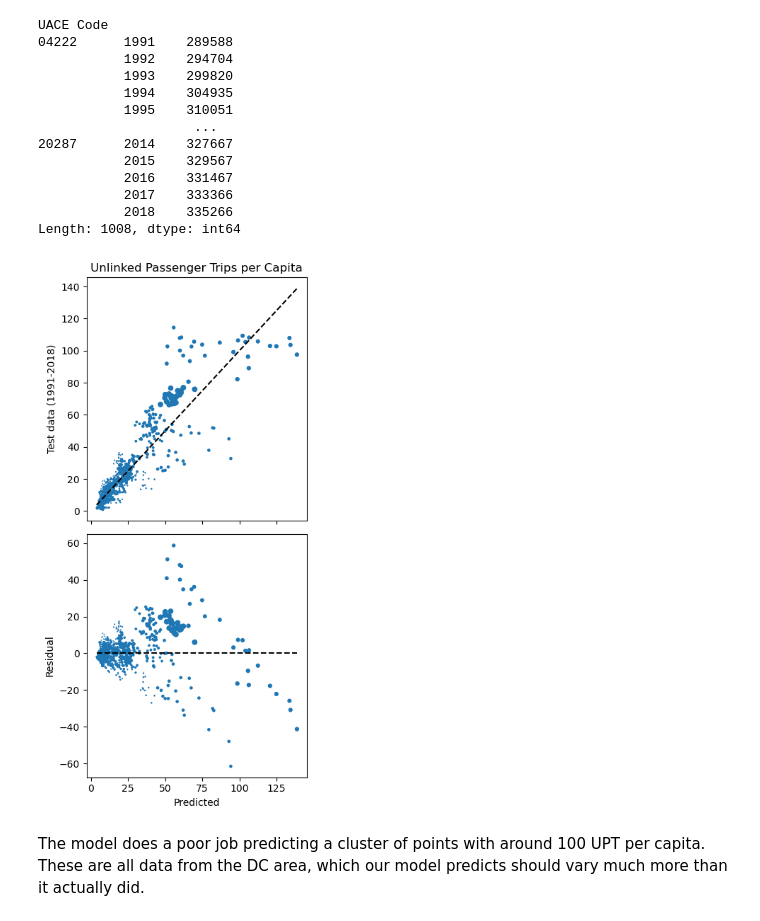
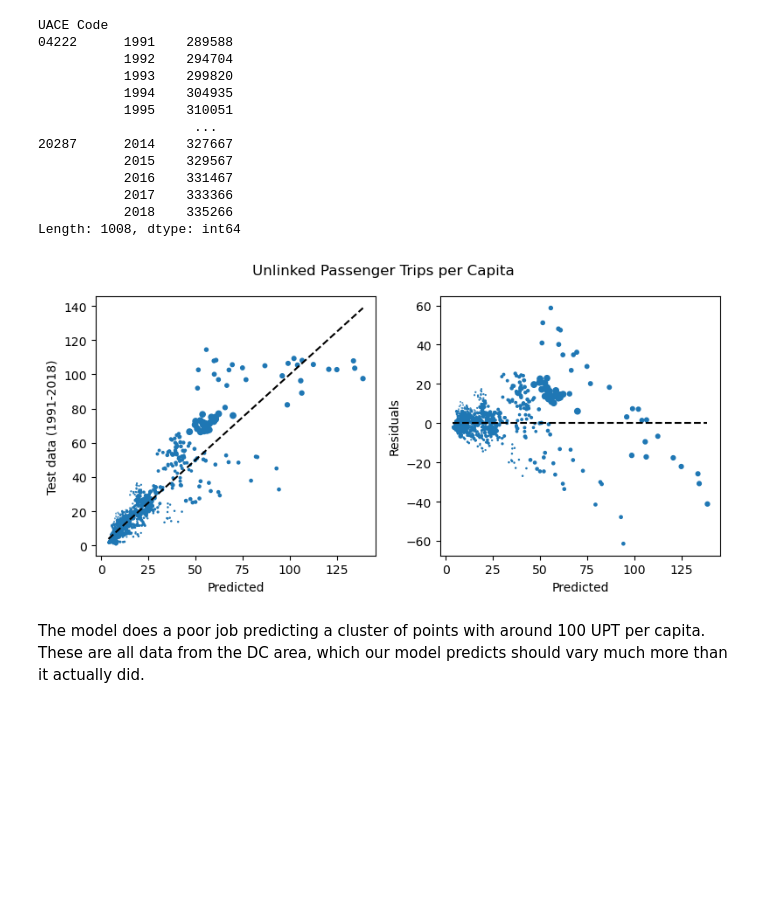
Before and after one commit to lodubay/transit-ridership, a Jupyter notebook: src/all_city_model.ipynb, the cells around one changed output. Saved outputs shown, nothing was run; the diff lists cells and outputs as text; code cells hidden in the pictures; blank space fills up the shorter version.

Commit message:
horizontal plots

```diff
--- a/src/all_city_model.ipynb
+++ b/src/all_city_model.ipynb
@@ -393,22 +393,23 @@ UACE Code
            2018    335266
 Length: 1008, dtype: int64
 # %%
-fig, axs = plt.subplots(2, sharex=True, figsize=(4, 8), tight_layout=True)
+fig, axs = plt.subplots(1, 2, sharex=True, figsize=(8, 4), tight_layout=True)
 marker_scale = 1e-5 * city_pop_stack.loc[test_midx.index]
 axs[0].scatter(xgb_pred, test['UPT_percap'], marker='.', s=marker_scale)
 bounds = [xgb_pred.min(), xgb_pred.max()]
 axs[0].plot(bounds, bounds, 'k--')
+axs[0].set_xlabel('Predicted')
 axs[0].set_ylabel('Test data (1991-2018)')
-axs[0].set_title('Unlinked Passenger Trips per Capita')
 # Plot residuals
 axs[1].scatter(xgb_pred, test['UPT_percap'] - xgb_pred, marker='.', s=marker_scale)
 axs[1].plot(bounds, [0, 0], 'k--')
 axs[1].set_xlabel('Predicted')
-axs[1].set_ylabel('Residual')
+axs[1].set_ylabel('Residuals')
+fig.suptitle('Unlinked Passenger Trips per Capita')
 plt.savefig(paths.plots / 'test_xgb_predict.png', dpi=300)
 plt.show()
 # %% [output]
-[figure, old version]
+[figure, new version]
 # %% [markdown]
 The model does a poor job predicting a cluster of points with around 100 UPT per capita. These are all data from the DC area, which our model predicts should vary much more than it actually did.
 # %%
```
Also changed, not shown: parts of 1 cell of this notebook, 2 other files.
